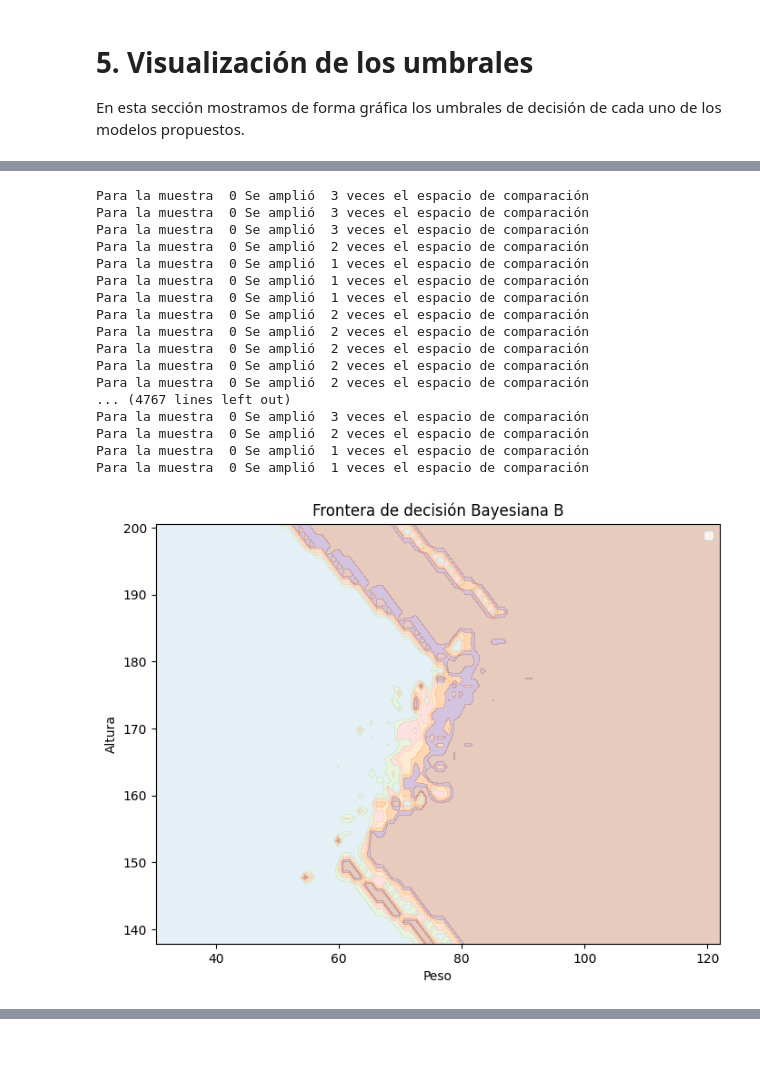
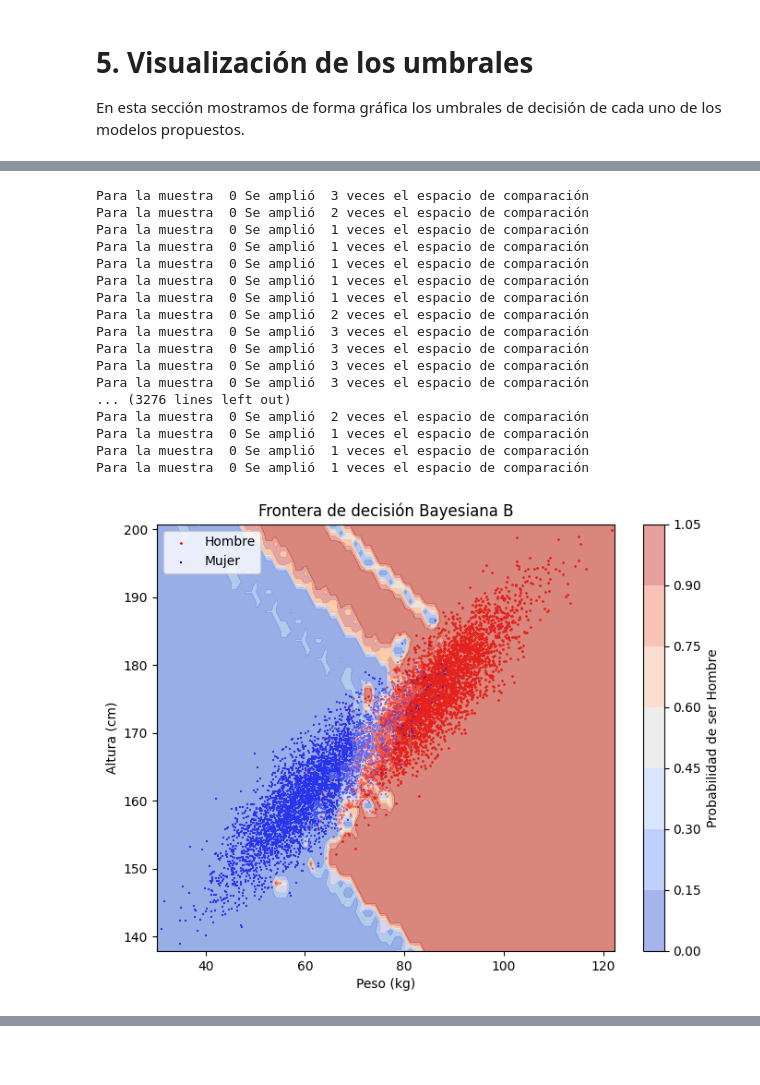
Before and after one commit to MagdalenaLaValle/TPs-Redes-Neuronales-, a Jupyter notebook: Clasificación_Bayesiana.ipynb, the cells around one changed output, grey strips where cells are left out. Cells and saved outputs as stored; diff of their text form; code cells hidden in the pictures.

```diff
--- a/Clasificación_Bayesiana.ipynb
+++ b/Clasificación_Bayesiana.ipynb
@@ -710,28 +712,35 @@ plt.show()
+# %%
+Z_b = clasificar_malla_B(xx, yy)
+# %% [output]
+Para la muestra  0 Se amplió  3 veces el espacio de comparación
+Para la muestra  0 Se amplió  2 veces el espacio de comparación
+Para la muestra  0 Se amplió  1 veces el espacio de comparación
+Para la muestra  0 Se amplió  1 veces el espacio de comparación
+Para la muestra  0 Se amplió  1 veces el espacio de comparación
+Para la muestra  0 Se amplió  1 veces el espacio de comparación
+Para la muestra  0 Se amplió  1 veces el espacio de comparación
+Para la muestra  0 Se amplió  2 veces el espacio de comparación
+Para la muestra  0 Se amplió  3 veces el espacio de comparación
+Para la muestra  0 Se amplió  3 veces el espacio de comparación
+Para la muestra  0 Se amplió  3 veces el espacio de comparación
+Para la muestra  0 Se amplió  3 veces el espacio de comparación
+... (3276 lines left out)
+Para la muestra  0 Se amplió  2 veces el espacio de comparación
+Para la muestra  0 Se amplió  1 veces el espacio de comparación
+Para la muestra  0 Se amplió  1 veces el espacio de comparación
+Para la muestra  0 Se amplió  1 veces el espacio de comparación
 # %%
-Z_b = clasificar_malla_B(xx, yy)
+
 plt.figure(figsize=(8,6))
 plt.contourf(xx, yy, Z_b, alpha=0.3, cmap=plt.cm.Paired)
-plt.xlabel('Peso')
-plt.ylabel('Altura')
+plt.scatter(wh_train[genero_train=='Hombre', 0], wh_train[genero_train=='Hombre', 1], c='red', label='Hombre', s=1,marker= '*')
+plt.scatter(wh_train[genero_train=='Mujer', 0], wh_train[genero_train=='Mujer', 1], c='blue', label='Mujer', s=1, marker = '+')
+contour = plt.contourf(xx, yy, Z_b, alpha=.5, cmap='coolwarm')
+plt.colorbar(contour, label='Probabilidad de ser Hombre')
+plt.xlabel('Peso (kg)')
+plt.ylabel('Altura (cm)')
 plt.legend()
 plt.title('Frontera de decisión Bayesiana B')
 plt.show()
 # %% [output]
-Para la muestra  0 Se amplió  3 veces el espacio de comparación
-Para la muestra  0 Se amplió  3 veces el espacio de comparación
-Para la muestra  0 Se amplió  3 veces el espacio de comparación
-Para la muestra  0 Se amplió  2 veces el espacio de comparación
-Para la muestra  0 Se amplió  1 veces el espacio de comparación
-Para la muestra  0 Se amplió  1 veces el espacio de comparación
-Para la muestra  0 Se amplió  1 veces el espacio de comparación
-Para la muestra  0 Se amplió  2 veces el espacio de comparación
-Para la muestra  0 Se amplió  2 veces el espacio de comparación
-Para la muestra  0 Se amplió  2 veces el espacio de comparación
-Para la muestra  0 Se amplió  2 veces el espacio de comparación
-Para la muestra  0 Se amplió  2 veces el espacio de comparación
-... (4767 lines left out)
-Para la muestra  0 Se amplió  3 veces el espacio de comparación
-Para la muestra  0 Se amplió  2 veces el espacio de comparación
-Para la muestra  0 Se amplió  1 veces el espacio de comparación
-Para la muestra  0 Se amplió  1 veces el espacio de comparación
-[figure, old version]
+[figure, new version]
```
Also changed, not shown: parts of 19 cells of this notebook.
